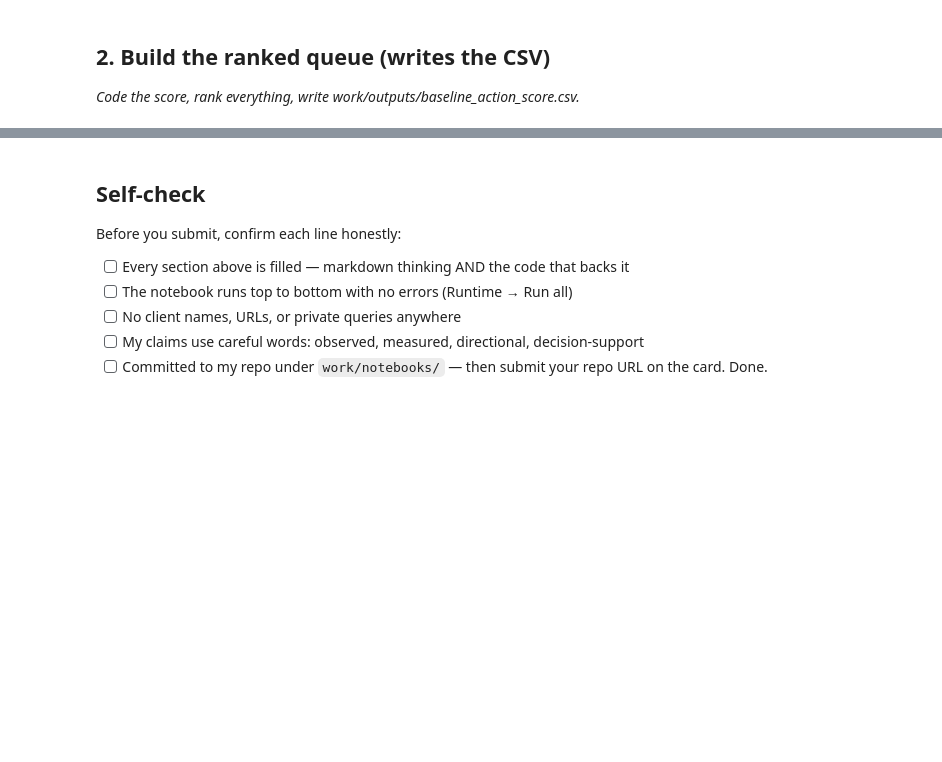
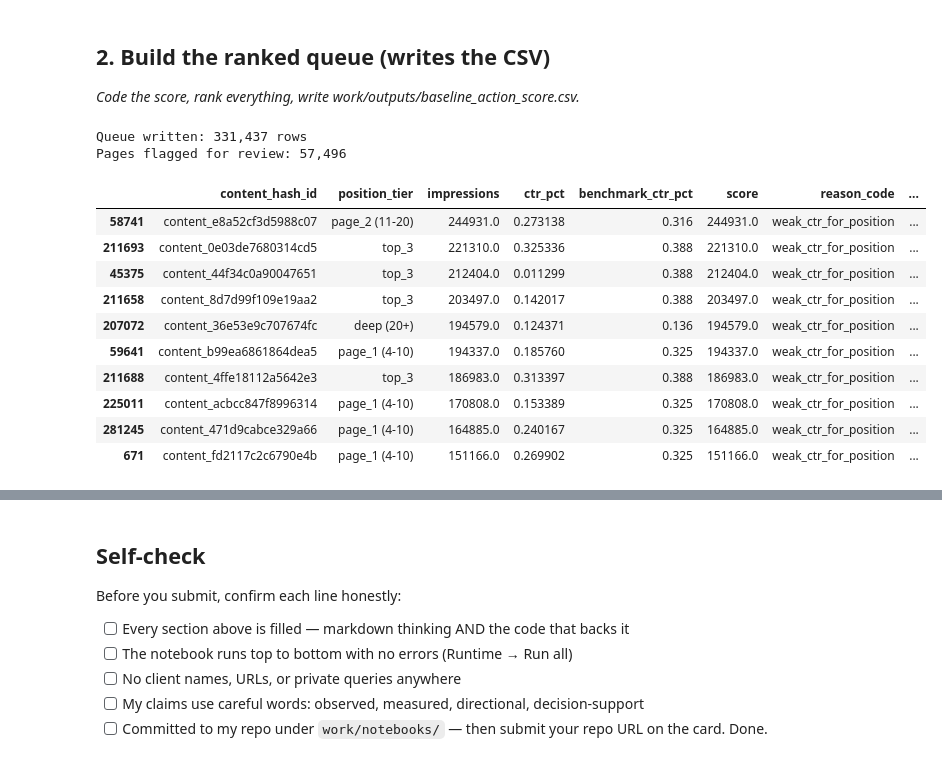
Before and after one commit to mashfiqmahi/assignment_FLyRank-AI, a Jupyter notebook: work/notebooks/w04_baseline_score.ipynb, the cells around one changed output, grey strips where cells are left out. Drawn from its saved outputs; the diff is of its cells as text; code cells hidden in the pictures; blank space fills up the shorter version.

```diff
--- a/work/notebooks/w04_baseline_score.ipynb
+++ b/work/notebooks/w04_baseline_score.ipynb
@@ -17,3 +220,55 @@ This skeleton is yours to fill. Work the sections **in order** — each one has
 ## 2. Build the ranked queue (writes the CSV)
 
 *Code the score, rank everything, write work/outputs/baseline_action_score.csv.*
+# %%
+df["position_tier"] = pd.cut(
+    df["avg_position"],
+    bins=[0, 3, 10, 20, 1000],
+    labels=["top_3", "page_1 (4-10)", "page_2 (11-20)", "deep (20+)"]
+)
+
+# Benchmark CTR per tier, taken directly from Signal 2 weighted results
+benchmark_ctr = {
+    "top_3": 0.388,
+    "page_1 (4-10)": 0.325,
+    "page_2 (11-20)": 0.316,
+    "deep (20+)": 0.136,
+}
+df["benchmark_ctr_pct"] = df["position_tier"].map(benchmark_ctr).astype(float)
+
+# The rule, in code
+df["visible_flag"] = (df["impressions"] >= 200).astype(int)
+df["weak_ctr_flag"] = (df["ctr_pct"] < df["benchmark_ctr_pct"]).astype(int)
+
+df["score"] = df["visible_flag"] * df["weak_ctr_flag"] * df["impressions"].fillna(0)
+
+df["reason_code"] = np.where(
+    (df["visible_flag"] == 1) & (df["weak_ctr_flag"] == 1),
+    "weak_ctr_for_position",
+    "no_action"
+)
+df["action"] = np.where(df["score"] > 0, "review", "monitor")
+
+import os
+os.makedirs("work/outputs", exist_ok=True)
+df_sorted = df.sort_values("score", ascending=False)
+df_sorted.to_csv("work/outputs/baseline_action_score.csv", index=False)
+
+print(f"Queue written: {len(df_sorted):,} rows")
+print(f"Pages flagged for review: {(df_sorted['action']=='review').sum():,}")
+df_sorted[["content_hash_id","position_tier","impressions","ctr_pct",
+           "benchmark_ctr_pct","score","reason_code","action"]].head(10)
+# %% [output]
+Queue written: 331,437 rows
+Pages flagged for review: 57,496
+|  | content_hash_id | position_tier | impressions | ctr_pct | benchmark_ctr_pct | score | reason_code | ... |
+| 58741 | content_e8a52cf3d5988c07 | page_2 (11-20) | 244931.0 | 0.273138 | 0.316 | 244931.0 | weak_ctr_for_position | ... |
+| 211693 | content_0e03de7680314cd5 | top_3 | 221310.0 | 0.325336 | 0.388 | 221310.0 | weak_ctr_for_position | ... |
+| 45375 | content_44f34c0a90047651 | top_3 | 212404.0 | 0.011299 | 0.388 | 212404.0 | weak_ctr_for_position | ... |
+| 211658 | content_8d7d99f109e19aa2 | top_3 | 203497.0 | 0.142017 | 0.388 | 203497.0 | weak_ctr_for_position | ... |
+| 207072 | content_36e53e9c707674fc | deep (20+) | 194579.0 | 0.124371 | 0.136 | 194579.0 | weak_ctr_for_position | ... |
+| 59641 | content_b99ea6861864dea5 | page_1 (4-10) | 194337.0 | 0.185760 | 0.325 | 194337.0 | weak_ctr_for_position | ... |
+| 211688 | content_4ffe18112a5642e3 | top_3 | 186983.0 | 0.313397 | 0.388 | 186983.0 | weak_ctr_for_position | ... |
+| 225011 | content_acbcc847f8996314 | page_1 (4-10) | 170808.0 | 0.153389 | 0.325 | 170808.0 | weak_ctr_for_position | ... |
+| 281245 | content_471d9cabce329a66 | page_1 (4-10) | 164885.0 | 0.240167 | 0.325 | 164885.0 | weak_ctr_for_position | ... |
+| 671 | content_fd2117c2c6790e4b | page_1 (4-10) | 151166.0 | 0.269902 | 0.325 | 151166.0 | weak_ctr_for_position | ... |
```
Also changed, not shown: parts of 16 cells of this notebook.
